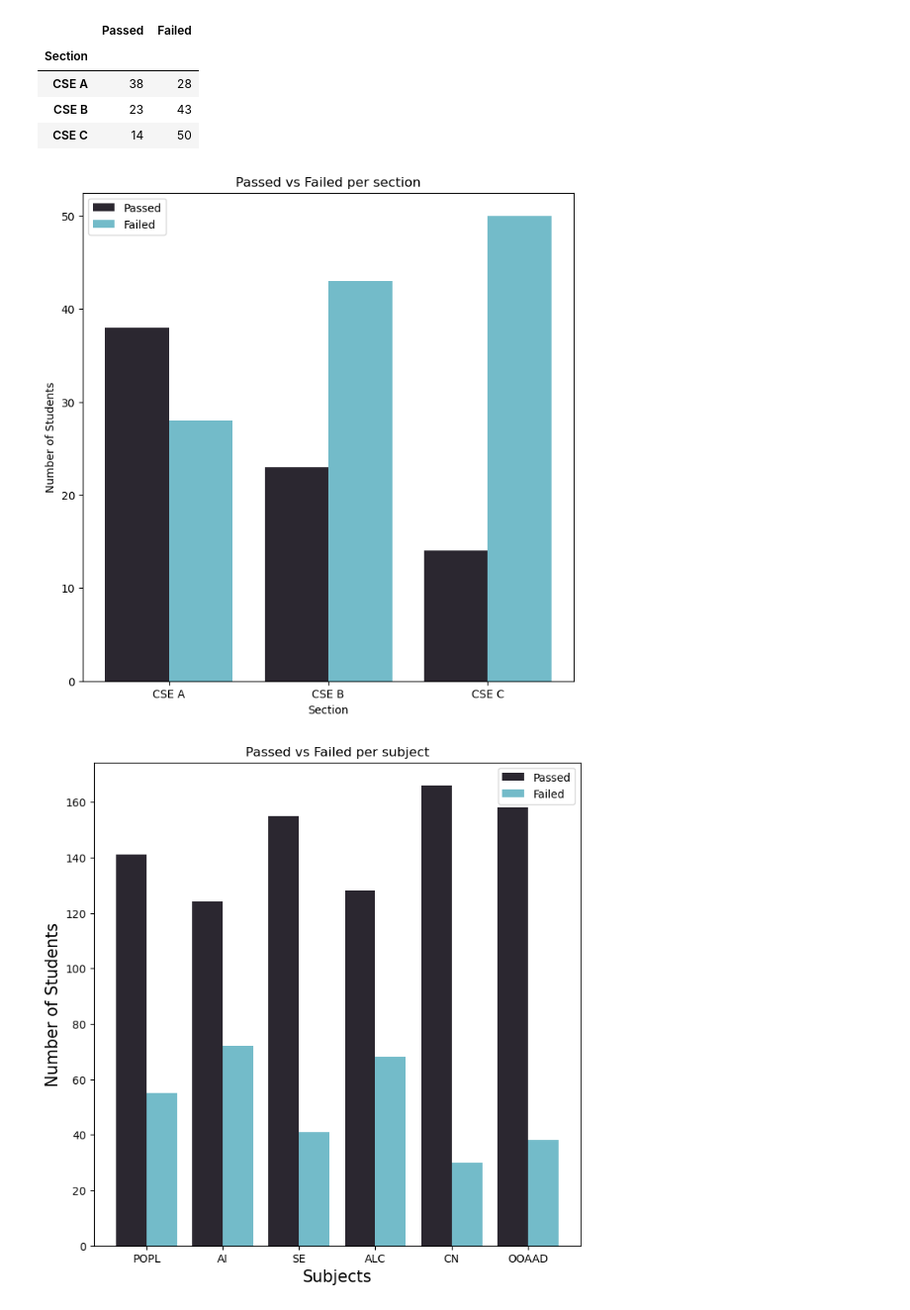
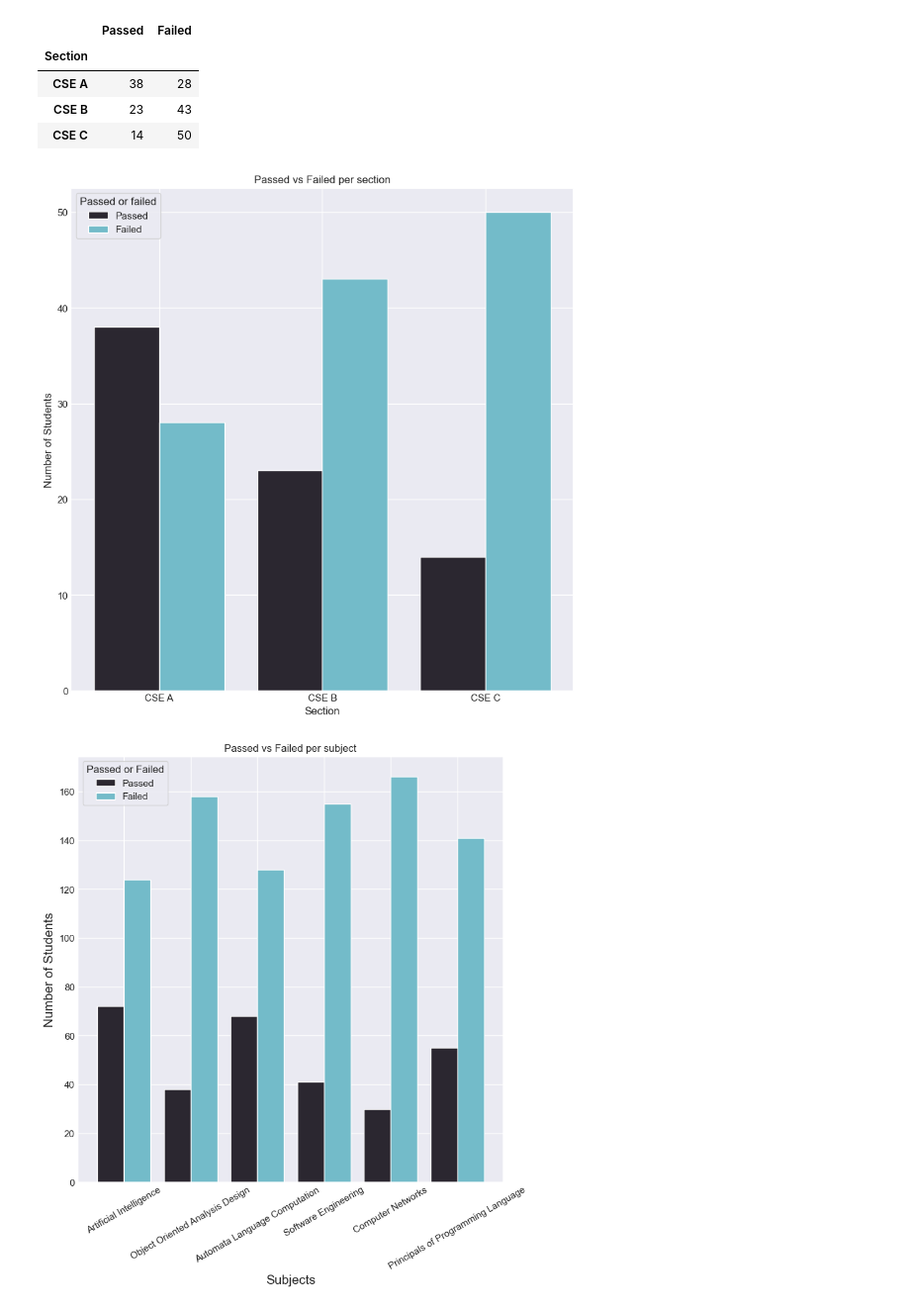
Before and after one commit to Suhaib-Arif/Osmania-5th-Sem-Analysis, a Jupyter notebook: Results-5th-Sem/results.ipynb, the cells around one changed output. Shown at 99% size. Cells and saved outputs as stored; diff of their text form; code cells hidden in the pictures.

```diff
--- a/Results-5th-Sem/results.ipynb
+++ b/Results-5th-Sem/results.ipynb
@@ -213,3 +271,3 @@ clean_results_df.shape
 # %%
 # replacing 'Promoted' with '-1'
-clean_results_df = results_df.replace('PROMOTED--', -1)
+clean_results_df = clean_results_df.replace('PROMOTED--', "-1")
@@ -260,6 +294,5 @@ clean_results_df.iloc[:,1:]
 # %%
 # Converting GPA to numeric values
-clean_results_df = clean_results_df.dropna()
 clean_results_df['Overall GPA'] = pd.to_numeric(clean_results_df['Overall GPA'])
 clean_results_df['Overall GPA']
 # %% [output]
@@ -409,3 +444,16 @@ print("Total students that did not clear all subjects", back_count)
 # %% [output]
 Total students that cleared all subjects 75
 Total students that did not clear all subjects 121
+# %%
+#Passed vs Failed
+plt.figure(figsize=(7,7))
+plt.style.use("_mpl-gallery")
+pallet = sea.color_palette("bright")
+data = [cleared_count, back_count]
+plt.title("Passed vs Failed")
+plt.pie(data, colors=pallet, autopct='%.0f%%',
+        explode=[0.1, 0.0], pctdistance=0.5 )
+plt.legend(["Passed", "Failed"])
+
+
+plt.show()
@@ -450,6 +500,7 @@ section_data_merged
 | CSE C | 14 | 50 |
 # %%
 # Passed vs Failed per section
+plt.style.use("_mpl-gallery")
 x = np.arange(len(section_data_merged))
 
 plt.figure(figsize=(8, 8))
@@ -458,44 +509,28 @@ plt.bar(x+0.2, section_data_merged["Failed"], 0.4, color='#73BBC9')
 plt.xticks(x, section_data_merged.index)
 plt.xlabel("Section")
 plt.ylabel("Number of Students")
-plt.legend(section_data_merged.columns)
+plt.legend(section_data_merged.columns, title="Passed or failed")
 plt.title("Passed vs Failed per section")
 plt.show()
 # %% [output]
-[figure, old version]
+[figure, new version]
 # %%
 # Passed vs Failed per subject
-import re
+subjects = list(subject_dic.values())[3:]
+plt.figure(figsize=(7, 7))
 
-subjects = clean_results_df.columns[1:-2]
-
-cleared_subject_list = []
-failed_subject_list = []
-
-initial_subject_list = []
-
-pattern = r"\s|&|\."
-plt.figure(figsize=(8, 8))
-for subject in subjects:
-    failed_count = len(clean_results_df[clean_results_df[subject].str.strip() == 'F'])
-    passed_count = len(clean_results_df[clean_results_df[subject].str.strip() != 'F'])
-
-    splitted = [char for char in re.split(pattern, subject) if char != ""]
-    initials = "".join([char[0] for char in splitted])
-
-    initial_subject_list.append(initials)
-    cleared_subject_list.append(passed_count)
-    failed_subject_list.append(failed_count)
+cleared_subject_list = [len(clean_results_df[clean_results_df[subject] == 'F']) for subject in subjects]
+failed_subject_list = [len(clean_results_df[clean_results_df[subject] != 'F']) for subject in subjects]
 
 x = np.arange(len(subjects))
 
 plt.bar(x-0.2,cleared_subject_list,width=0.4, color='#2B2730')
 plt.bar(x+0.2,failed_subject_list,width=0.4, color='#73BBC9')
-plt.xticks(x, initial_subject_list)
+plt.xticks(x, subjects,rotation=30)
 plt.xlabel("Subjects", fontsize=15)
 plt.ylabel("Number of Students", fontsize=15)
-plt.legend(["Passed", "Failed"])
+plt.legend(["Passed", "Failed"], title="Passed or Failed")
 plt.title("Passed vs Failed per subject")
 plt.show()
 # %% [output]
-[figure, old version]
+[figure, new version]
```
Also changed, not shown: parts of 33 cells of this notebook, 1 other file.
